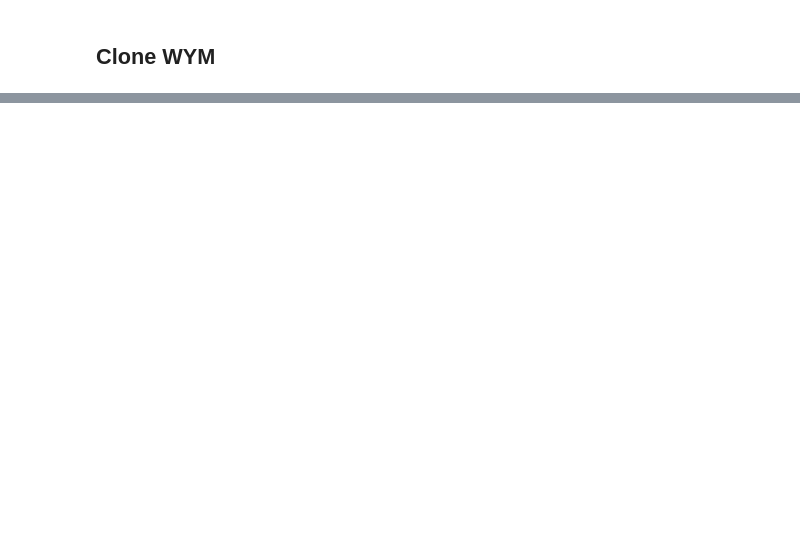
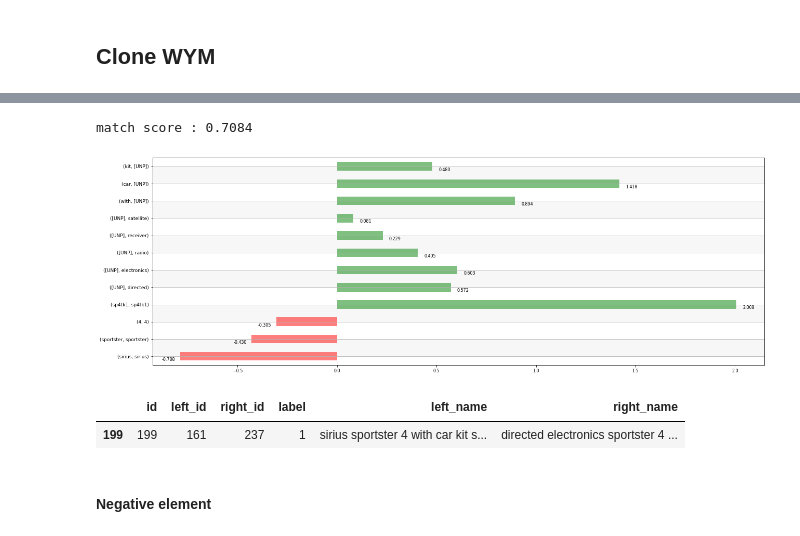
Before and after one commit to softlab-unimore/wym, a Jupyter notebook: quick_start_wym.ipynb, the cells around one changed output, grey strips where cells are left out. Saved outputs shown, nothing was run; the diff lists cells and outputs as text; code cells hidden in the pictures; blank space fills up the shorter version.

```diff
--- a/quick_start_wym.ipynb
+++ b/quick_start_wym.ipynb
@@ -37,0 +74,14 @@ Requirement already satisfied: chardet<5,>=3.0.2 in /usr/local/lib/python3.8/dis
+# %%
+# dataset_path = '/content/Abt-Buy/'
+dataset_path = 'Abt-Buy/'
+
+simplified_columns = ['id','left_id','right_id','label','left_name','right_name']
+train_df = pd.read_csv(dataset_path + 'train_merged.csv')[simplified_columns].iloc[:].copy()
+valid_df = pd.read_csv(dataset_path + 'valid_merged.csv')[simplified_columns].iloc[:500].copy()
+test_df = pd.read_csv(dataset_path + 'test_merged.csv')[simplified_columns].iloc[:500].copy()
+
+# train_df.to_csv(dataset_path + 'train_simplified.csv', index=False)
+# valid_df.to_csv(dataset_path + 'valid_simplified.csv', index=False)
+# test_df.to_csv(dataset_path + 'test_simplified.csv', index=False)
+
+exclude_attrs=['id','left_id','right_id', 'label']
@@ -37,0 +115,6 @@ Requirement already satisfied: chardet<5,>=3.0.2 in /usr/local/lib/python3.8/dis
+# %%
+wym = Wym(df=train_df, exclude_attrs=exclude_attrs, batch_size=512, reset_networks=True)
+
+X, y = train_df[wym.columns_to_use], train_df['label']
+X_valid, y_valid = valid_df[wym.columns_to_use], valid_df['label']
+X_test, y_test = test_df[wym.columns_to_use], test_df['label']
@@ -37,0 +128,2 @@ Requirement already satisfied: chardet<5,>=3.0.2 in /usr/local/lib/python3.8/dis
+# %%
+wym.fit(X, y, X_valid, y_valid)
@@ -37,0 +212,2 @@ Requirement already satisfied: chardet<5,>=3.0.2 in /usr/local/lib/python3.8/dis
+# %%
+match_score, data_dict, word_pairs, emb_pairs, features, word_relevance = wym.predict(X_test, return_data=True)
@@ -37,0 +250,12 @@ Requirement already satisfied: chardet<5,>=3.0.2 in /usr/local/lib/python3.8/dis
+# %%
+el_exp = word_relevance.query(f'id == {id}')
+print(f'match score : {match_score[id]:.4f}')
+wym.plot_token_contribution(el_exp, cut=0)
+test_df.query(f'id == {id}')
+# %% [output]
+match score : 0.7084
+[figure, added]
+|  | id | left_id | right_id | label | left_name | right_name |
+| 199 | 199 | 161 | 237 | 1 | sirius sportster 4 with car kit s... | directed electronics sportster 4 ... |
+# %% [markdown]
+#### Negative element
```
Also changed, not shown: parts of 23 cells of this notebook.
